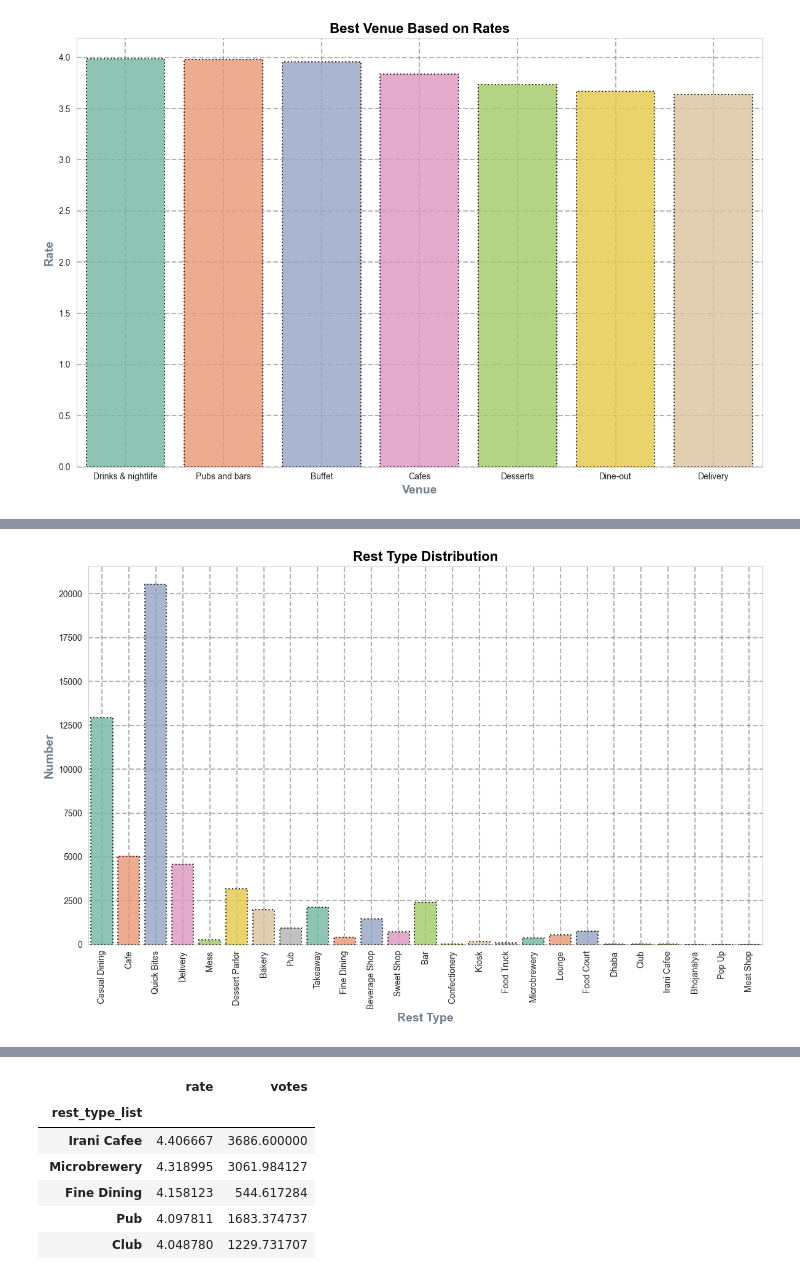
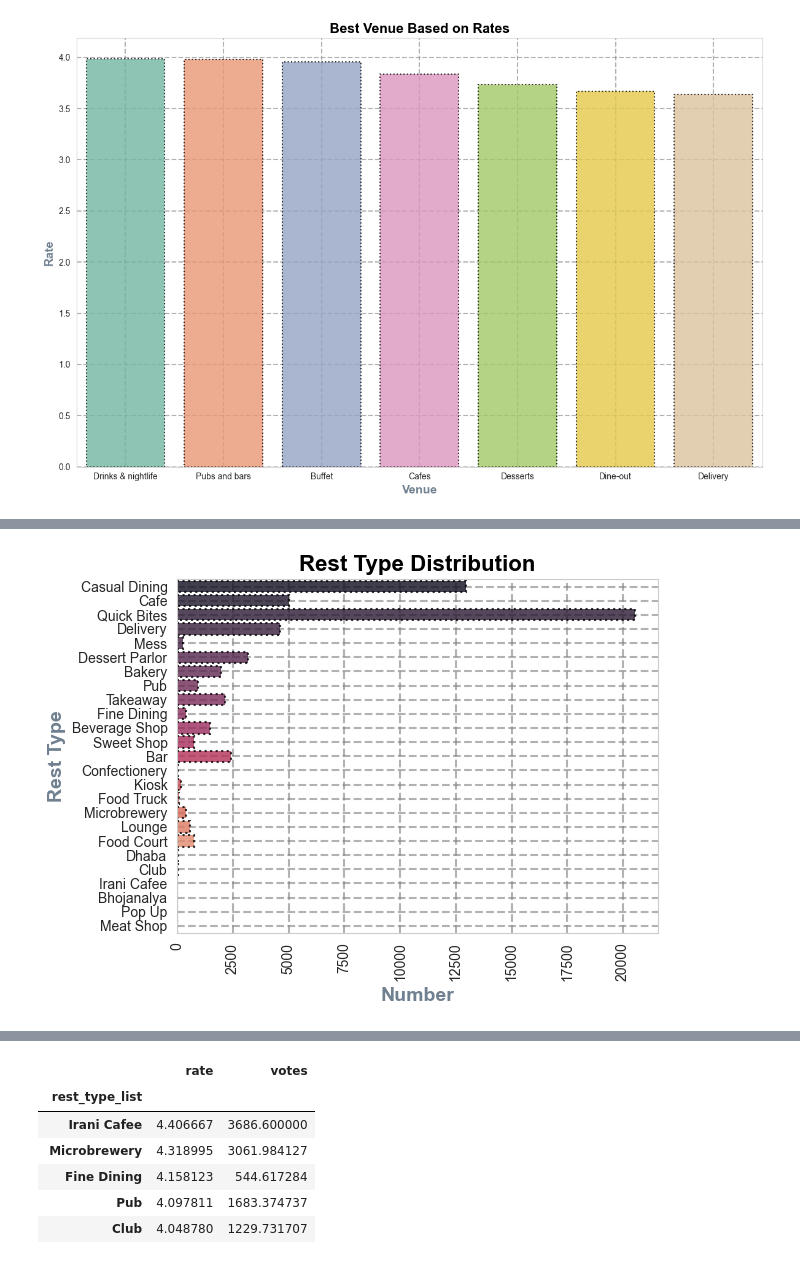
Before and after one commit to SaurabhSSB/bengaluru-restaurant-eda, a Jupyter notebook: 3_eda.ipynb, the cells around one changed output, grey strips where cells are left out. Cells and saved outputs as stored; diff of their text form; code cells hidden in the pictures.

```diff
--- a/3_eda.ipynb
+++ b/3_eda.ipynb
@@ -693,17 +694,17 @@ rest_type_data
  'Pop Up': 2,
  'Meat Shop': 4}
 # %%
-plt.figure(figsize= (12,8))
+# plt.figure(figsize= (12,8))
 sns.set_style("whitegrid")
-sns.barplot(x= rest_type_data.keys(), y= rest_type_data.values(), linewidth= 1.5, linestyle= ":", palette= "Set2", edgecolor= "black", width= 0.8, alpha= 0.8)
+sns.barplot(y= rest_type_data.keys(), x= rest_type_data.values(), linewidth= 1.5, linestyle= ":", palette= "rocket", edgecolor= "black", width= 0.8, alpha= 0.8)
 
 plt.title("Rest Type Distribution", fontsize= 16, fontweight= "bold", color= "black")
-plt.xlabel("Rest Type", fontsize= 14, fontweight= "bold", color= "slategray")
-plt.ylabel("Number", fontsize= 14, fontweight= "bold", color= "slategray")
+plt.ylabel("Rest Type", fontsize= 14, fontweight= "bold", color= "slategray")
+plt.xlabel("Number", fontsize= 14, fontweight= "bold", color= "slategray")
 plt.grid(True, linewidth= 1.5, linestyle= "--", color= "grey", alpha= 0.6)
 plt.xticks(rotation= 90)
 plt.tight_layout()
 plt.show()
 # %% [output]
-[figure, old version]
+[figure, new version]
 # %%
```
Also changed, not shown: parts of 12 cells of this notebook.
